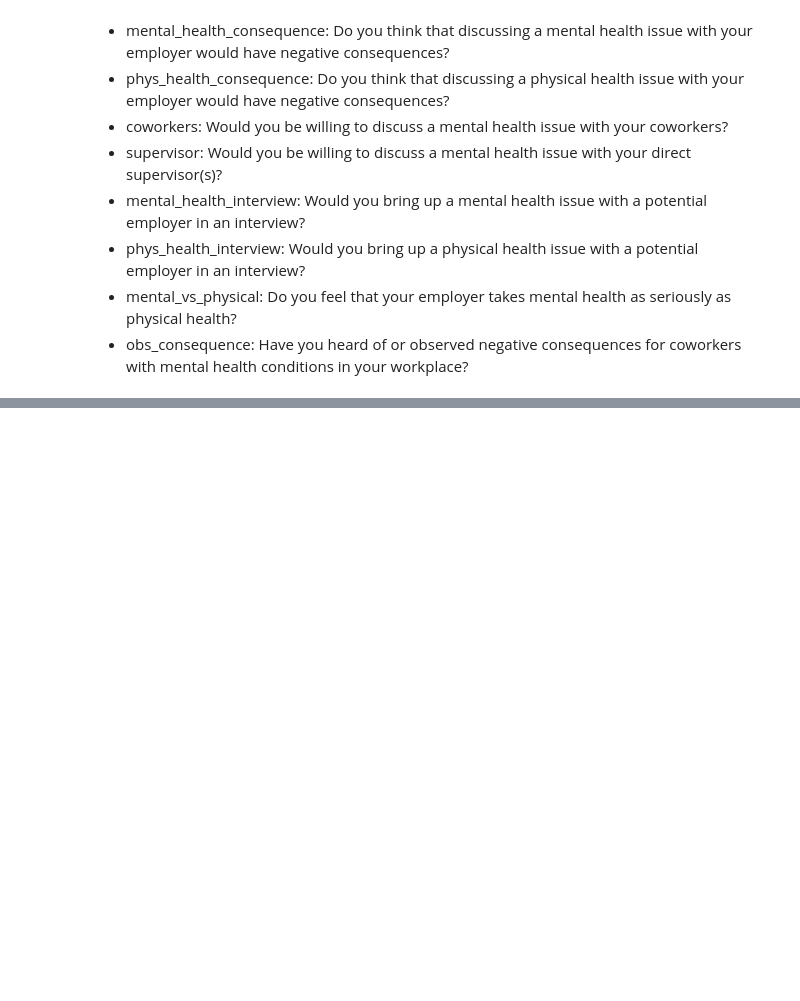
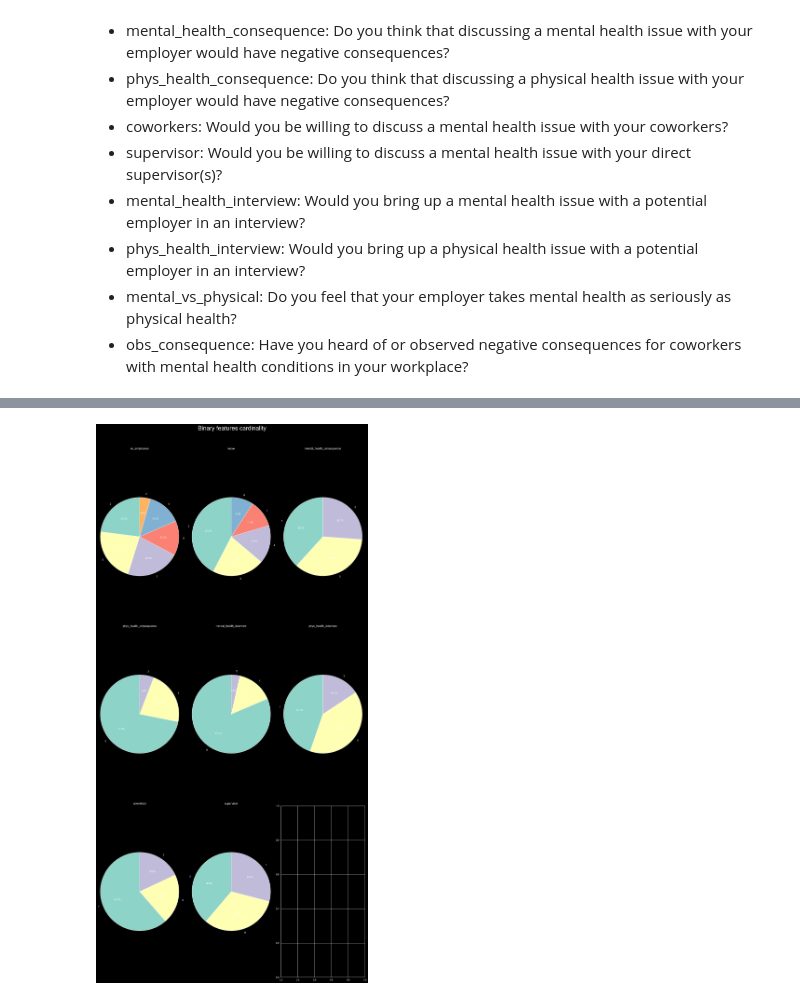
Before and after one commit to bajon1/Classification-pipeline-on-the-Mental-Health, a Jupyter notebook: notebooks/02_eda.ipynb, the cells around one changed output, grey strips where cells are left out. Saved outputs shown, nothing was run; the diff lists cells and outputs as text; code cells hidden in the pictures; blank space fills up the shorter version.

```diff
--- a/notebooks/02_eda.ipynb
+++ b/notebooks/02_eda.ipynb
@@ -168,0 +204,18 @@ cramers_df
+# %%
+nrows, ncols = 3, 3
+fig, axes = plt.subplots(nrows, ncols, figsize=(16, 32))
+axes = axes.flat
+
+for ax, col in zip(axes, ordinal_cols):
+    sizes = data[col].value_counts()
+    labels = sizes.index.astype(str)
+
+    ax.pie(sizes, labels=labels, autopct="%1.1f%%", startangle=90)
+    ax.set_title(col)
+    ax.axis("equal")
+
+fig.suptitle("Binary features cardinality", fontsize=25, y=1.02)
+plt.tight_layout()
+plt.show()
+# %% [output]
+[figure, added]
```
Also changed, not shown: parts of 9 cells of this notebook.
